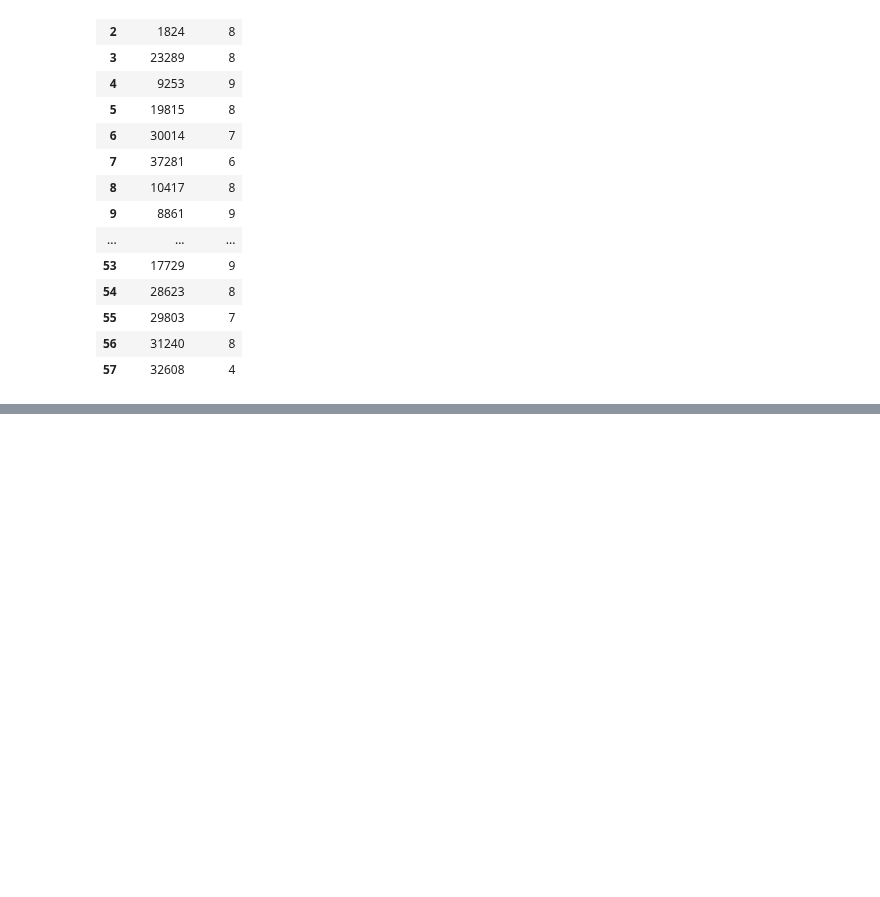
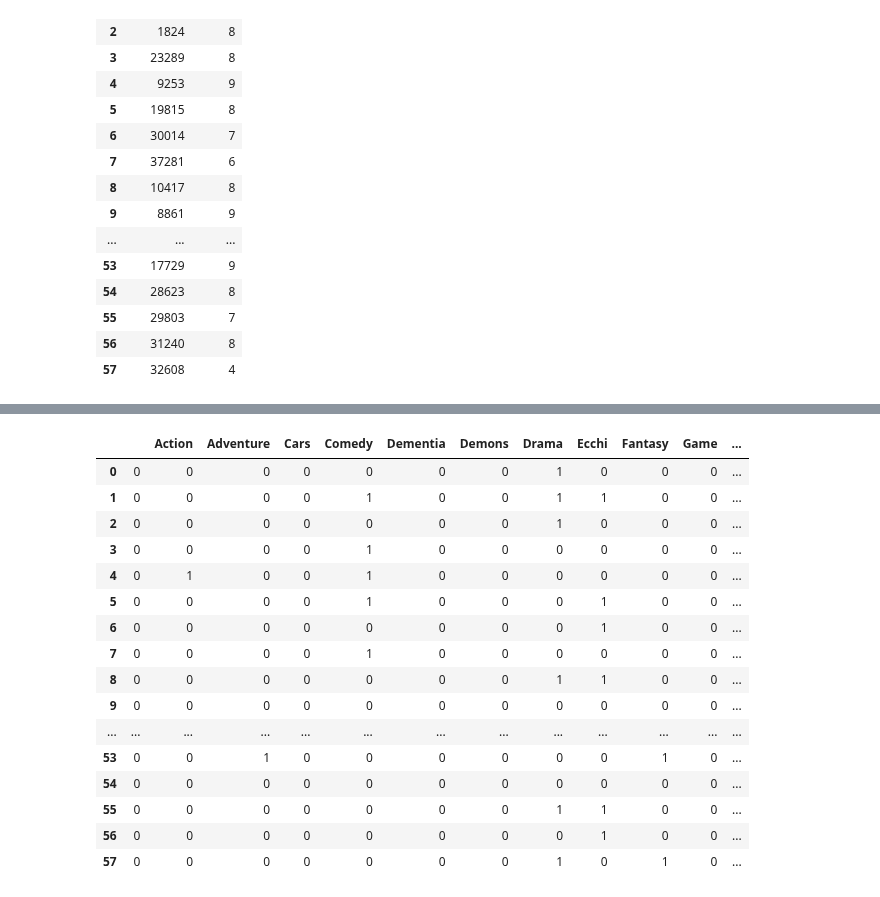
Before and after one commit to Zenoix/Anime-Recommendations, a Jupyter notebook: deployment data/content based filtering.ipynb, the cells around one changed output, grey strips where cells are left out. Drawn from its saved outputs; the diff is of its cells as text; code cells hidden in the pictures; blank space fills up the shorter version.

```diff
--- a/deployment data/content based filtering.ipynb
+++ b/deployment data/content based filtering.ipynb
@@ -115,0 +141,3 @@ user_df
+# %%
+user_genre_df = anime_df[anime_df["anime_id"].isin(user_df["anime_id"])]
+user_genre_df.head()
@@ -115,0 +151,4 @@ user_df
+# %%
+user_genre_df = user_genre_df.sort_values("anime_id")
+user_genre_df.reset_index(drop=True, inplace=True)
+user_genre_df.head()
@@ -115,0 +194,21 @@ user_df
+# %%
+user_genre_matrix = user_genre_df.drop(["anime_id", "name"], axis=1)
+user_genre_matrix
+# %% [output]
+|  |  | Action | Adventure | Cars | Comedy | Dementia | Demons | Drama | Ecchi | Fantasy | Game | ... |
+| 0 | 0 | 0 | 0 | 0 | 0 | 0 | 0 | 1 | 0 | 0 | 0 | ... |
+| 1 | 0 | 0 | 0 | 0 | 1 | 0 | 0 | 1 | 1 | 0 | 0 | ... |
+| 2 | 0 | 0 | 0 | 0 | 0 | 0 | 0 | 1 | 0 | 0 | 0 | ... |
+| 3 | 0 | 0 | 0 | 0 | 1 | 0 | 0 | 0 | 0 | 0 | 0 | ... |
+| 4 | 0 | 1 | 0 | 0 | 1 | 0 | 0 | 0 | 0 | 0 | 0 | ... |
+| 5 | 0 | 0 | 0 | 0 | 1 | 0 | 0 | 0 | 1 | 0 | 0 | ... |
+| 6 | 0 | 0 | 0 | 0 | 0 | 0 | 0 | 0 | 1 | 0 | 0 | ... |
+| 7 | 0 | 0 | 0 | 0 | 1 | 0 | 0 | 0 | 0 | 0 | 0 | ... |
+| 8 | 0 | 0 | 0 | 0 | 0 | 0 | 0 | 1 | 1 | 0 | 0 | ... |
+| 9 | 0 | 0 | 0 | 0 | 0 | 0 | 0 | 0 | 0 | 0 | 0 | ... |
+| ... | ... | ... | ... | ... | ... | ... | ... | ... | ... | ... | ... | ... |
+| 53 | 0 | 0 | 1 | 0 | 0 | 0 | 0 | 0 | 0 | 1 | 0 | ... |
+| 54 | 0 | 0 | 0 | 0 | 0 | 0 | 0 | 0 | 0 | 0 | 0 | ... |
+| 55 | 0 | 0 | 0 | 0 | 0 | 0 | 0 | 1 | 1 | 0 | 0 | ... |
+| 56 | 0 | 0 | 0 | 0 | 0 | 0 | 0 | 0 | 1 | 0 | 0 | ... |
+| 57 | 0 | 0 | 0 | 0 | 0 | 0 | 0 | 1 | 0 | 1 | 0 | ... |
```
Also changed, not shown: parts of 9 cells of this notebook.
